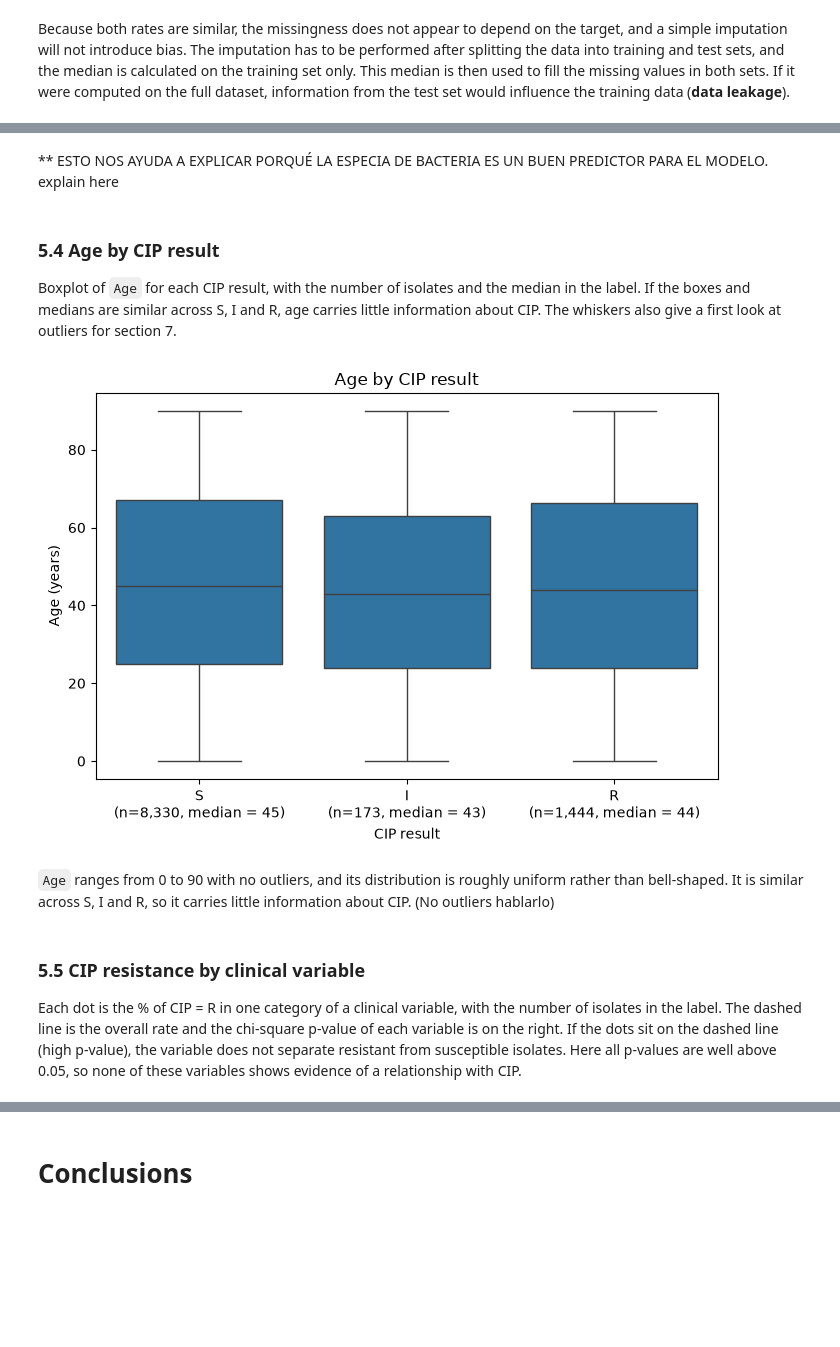
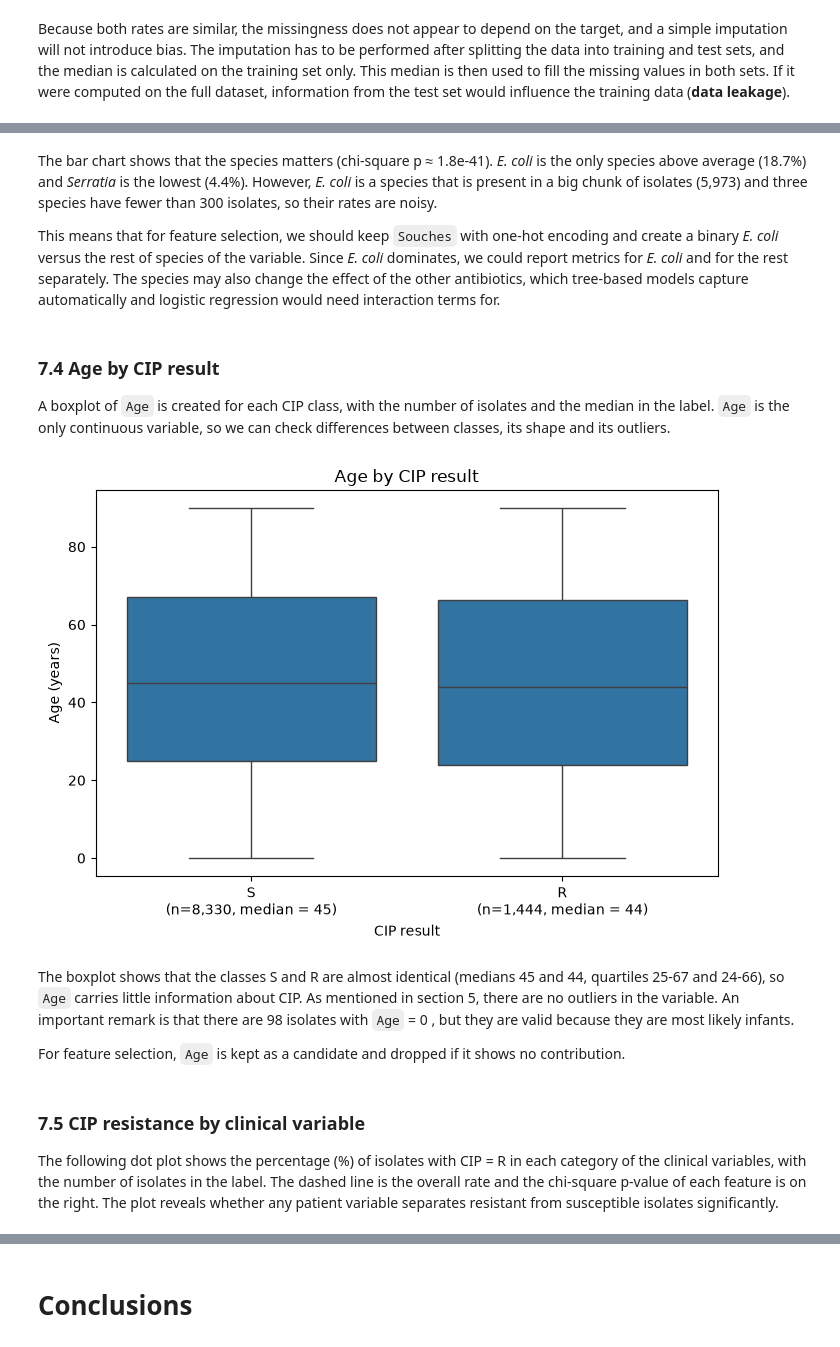
Before and after one commit to mvdelcampo/machine-learning-project, a Jupyter notebook: 00_EDA.ipynb, the cells around one changed output, grey strips where cells are left out. Saved outputs shown, nothing was run; the diff lists cells and outputs as text; code cells hidden in the pictures; blank space fills up the shorter version.

Commit message:
write interpretation of plots

```diff
--- a/00_EDA.ipynb
+++ b/00_EDA.ipynb
@@ -17,10 +24,7 @@
 # %% [markdown]
 # **Data loading**
 # %%
-import pandas as pd
-from pathlib import Path
-
-bacteria_dataset = pd.read_csv("./data/Bacteria_dataset_Multiresictance.csv")
+bacteria_dataset = pd.read_csv("../data/Bacteria_dataset_Multiresictance.csv")
 print("Dataset loaded successfully!")
 # %% [output]
 Dataset loaded successfully!
@@ -480,9 +567,7 @@ Because both rates are similar, the missingness does not appear to depend on the
 # %%
-import numpy as np
-import matplotlib.pyplot as plt
-import seaborn as sns
-from scipy import stats
+cip_values = ["S", "R"]
+cip_label = bacteria_dataset["CIP"].map({0: "S", 1: "R"})
+cip_r = bacteria_dataset["CIP"].eq(1)
 
-cip_values = ["S", "I", "R"]
 other_antibiotics = [ab for ab in antibiotics if ab != "CIP"]
 # %% [markdown]
@@ -560,32 +676,36 @@ plt.show()
 # %% [markdown]
-** ESTO NOS AYUDA A EXPLICAR PORQUÉ LA ESPECIA DE BACTERIA ES UN BUEN PREDICTOR PARA EL MODELO.  explain here
+The bar chart shows that the species matters (chi-square p ≈ 1.8e-41). *E. coli* is the only species above average (18.7%) and *Serratia* is the lowest (4.4%). However, *E. coli* is a species that is present in a big chunk of isolates (5,973) and three species have fewer than 300 isolates, so their rates are noisy.
+
+This means that for feature selection, we should keep `Souches` with one-hot encoding and create a binary *E. coli* versus the rest of species of the variable. Since *E. coli* dominates, we could report metrics for *E. coli* and for the rest separately. The species may also change the effect of the other antibiotics, which tree-based models capture automatically and logistic regression would need interaction terms for.
 # %% [markdown]
-### 5.4 Age by CIP result
+### 7.4 Age by CIP result
 
-Boxplot of `Age` for each CIP result, with the number of isolates and the median in the label. If the boxes and medians are similar across S, I and R, age carries little information about CIP. The whiskers also give a first look at outliers for section 7.
+A boxplot of `Age` is created for each CIP class, with the number of isolates and the median in the label. `Age` is the only continuous variable, so we can check differences between classes, its shape and its outliers.
 # %%
-age_df = bacteria_dataset[["CIP", "Age"]].astype({"Age": float})
+age_df = pd.DataFrame({"CIP": cip_label, "Age": bacteria_dataset["Age"].astype(float)})
 age_labels = [
     f"{c}\n(n={age_df['CIP'].eq(c).sum():,}, median = {age_df.loc[age_df['CIP'] == c, 'Age'].median():.0f})"
     for c in cip_values
 ]
 
 fig, ax = plt.subplots(figsize=(7, 5))
 sns.boxplot(data=age_df, x="CIP", y="Age", order=cip_values, ax=ax)
 ax.set_xticks(range(len(cip_values)), age_labels)
 ax.set_title("Age by CIP result")
 ax.set_xlabel("CIP result")
 ax.set_ylabel("Age (years)")
 plt.tight_layout()
 plt.show()
 # %% [output]
-[figure, old version]
+[figure, new version]
 # %% [markdown]
-`Age` ranges from 0 to 90 with no outliers, and its distribution is roughly uniform rather than bell-shaped. It is similar across S, I and R, so it carries little information about CIP. (No outliers hablarlo)
+The boxplot shows that the classes S and R are almost identical (medians 45 and 44, quartiles 25-67 and 24-66), so `Age` carries little information about CIP. As mentioned in section 5, there are no outliers in the variable. An important remark is that there are 98 isolates with `Age` = 0 , but they are valid because they are most likely infants.
+
+For feature selection, `Age` is kept as a candidate and dropped if it shows no contribution.
 # %% [markdown]
-### 5.5 CIP resistance by clinical variable
+### 7.5 CIP resistance by clinical variable
 
-Each dot is the % of CIP = R in one category of a clinical variable, with the number of isolates in the label. The dashed line is the overall rate and the chi-square p-value of each variable is on the right. If the dots sit on the dashed line (high p-value), the variable does not separate resistant from susceptible isolates. Here all p-values are well above 0.05, so none of these variables shows evidence of a relationship with CIP.
+The following dot plot shows the percentage (%) of isolates with CIP = R in each category of the clinical variables, with the number of isolates in the label. The dashed line is the overall rate and the chi-square p-value of each feature is on the right. The plot reveals whether any patient variable separates resistant from susceptible isolates significantly.
 # %%
 clinical_vars = {
     "Gender": {"F": "Female", "M": "Male"},
```
Also changed, not shown: parts of 32 cells of this notebook.
